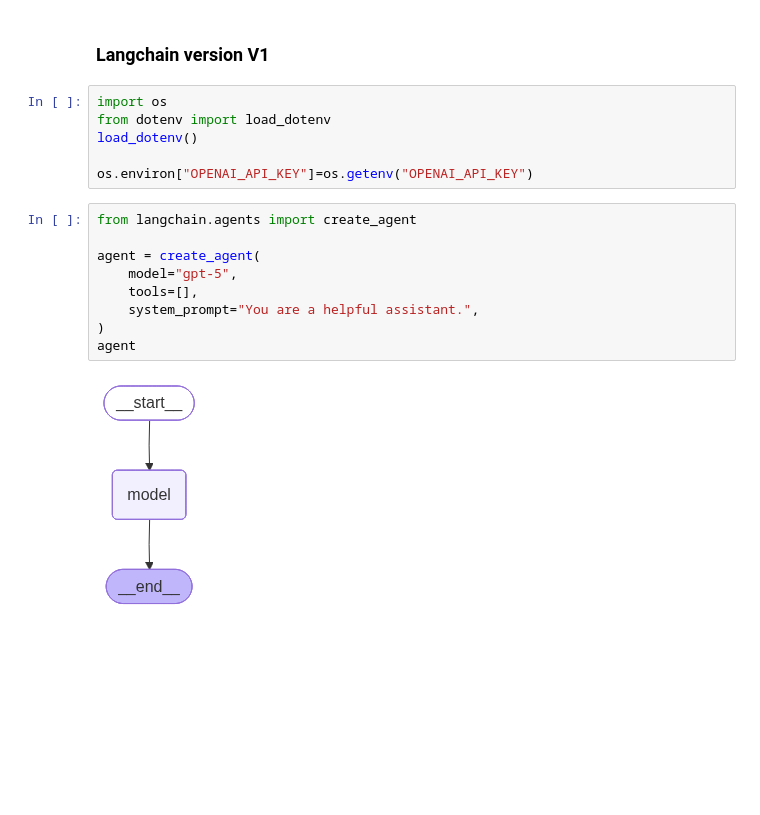
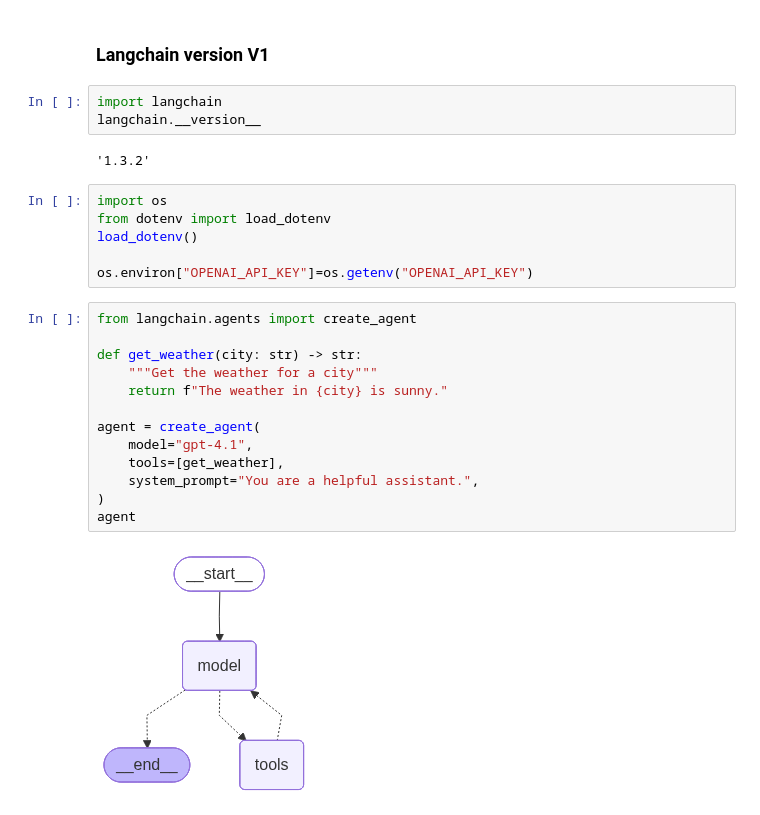
Before and after one commit to BhanuThanniru/AgenticAI, a Jupyter notebook: updatedlangchain/1-langchainintro.ipynb, the cells around one changed output. Cells and saved outputs as stored; diff of their text form; blank space fills up the shorter version.

Commit message:
updated the code to use tools

```diff
--- a/updatedlangchain/1-langchainintro.ipynb
+++ b/updatedlangchain/1-langchainintro.ipynb
@@ -1,5 +1,10 @@
 # %% [markdown]
 ### Langchain version V1
+# %%
+import langchain
+langchain.__version__
+# %% [output]
+'1.3.2'
 # %%
 import os
 from dotenv import load_dotenv
@@ -9,11 +14,15 @@ os.environ["OPENAI_API_KEY"]=os.getenv("OPENAI_API_KEY")
 # %%
 from langchain.agents import create_agent
 
+def get_weather(city: str) -> str:
+    """Get the weather for a city"""
+    return f"The weather in {city} is sunny."
+
 agent = create_agent(
-    model="gpt-5",
-    tools=[],
+    model="gpt-4.1",
+    tools=[get_weather],
     system_prompt="You are a helpful assistant.",
 )
 agent
 # %% [output]
-[figure, old version]
+[figure, new version]
```
Also changed, not shown: parts of 4 cells of this notebook, 1 other file.
